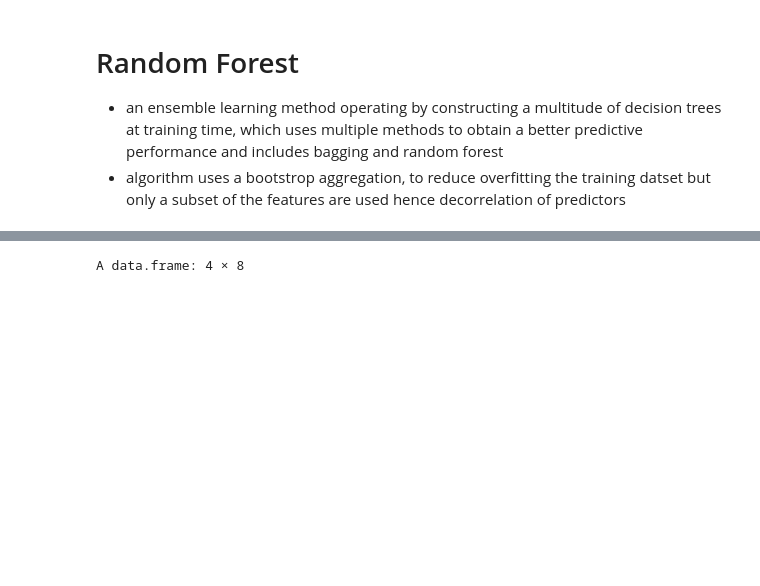
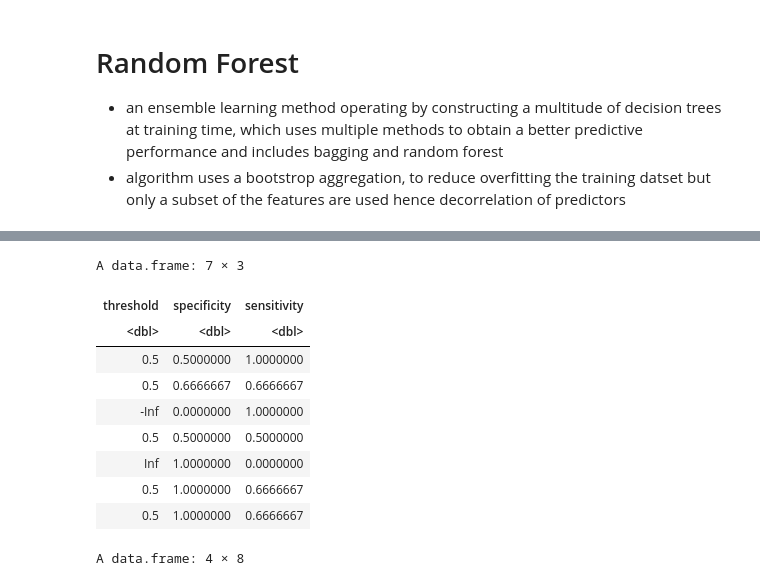
Before and after one commit to UNC-CEMALB/Ozone-exposure-is-associated-with-alterations-in-lung-and-systemic-sterol-profiles-in-healthy-and-as, a Jupyter notebook: 2. Responder Prediction/Ozone Responder Status (RF Only).ipynb, the cells around one changed output, grey strips where cells are left out. Drawn from its saved outputs; the diff is of its cells as text; code cells hidden in the pictures; blank space fills up the shorter version.

```diff
--- a/2. Responder Prediction/Ozone Responder Status (RF Only).ipynb
+++ b/2. Responder Prediction/Ozone Responder Status (RF Only).ipynb
@@ -250,3 +259,16 @@ Setting direction: controls < cases
+# %%
+rf_values_lung_resp_covariates[[4]]
+# %% [output]
+A data.frame: 7 × 3
+| threshold | specificity | sensitivity |
+| <dbl> | <dbl> | <dbl> |
+| 0.5 | 0.5000000 | 1.0000000 |
+| 0.5 | 0.6666667 | 0.6666667 |
+| -Inf | 0.0000000 | 1.0000000 |
+| 0.5 | 0.5000000 | 0.5000000 |
+| Inf | 1.0000000 | 0.0000000 |
+| 0.5 | 1.0000000 | 0.6666667 |
+| 0.5 | 1.0000000 | 0.6666667 |
 # %%
 #viewing results
 rf_confusion_matrix = data.frame(Model = c(rep(c("RF Classification"), times = 4)),
```
Also changed, not shown: parts of 5 cells of this notebook.
